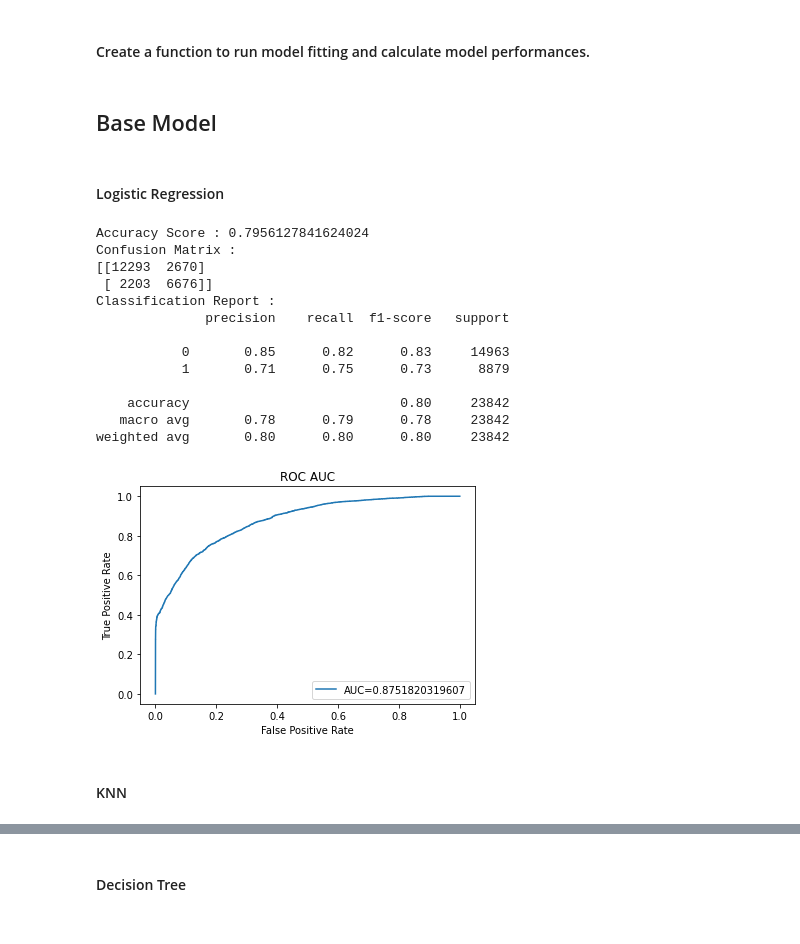
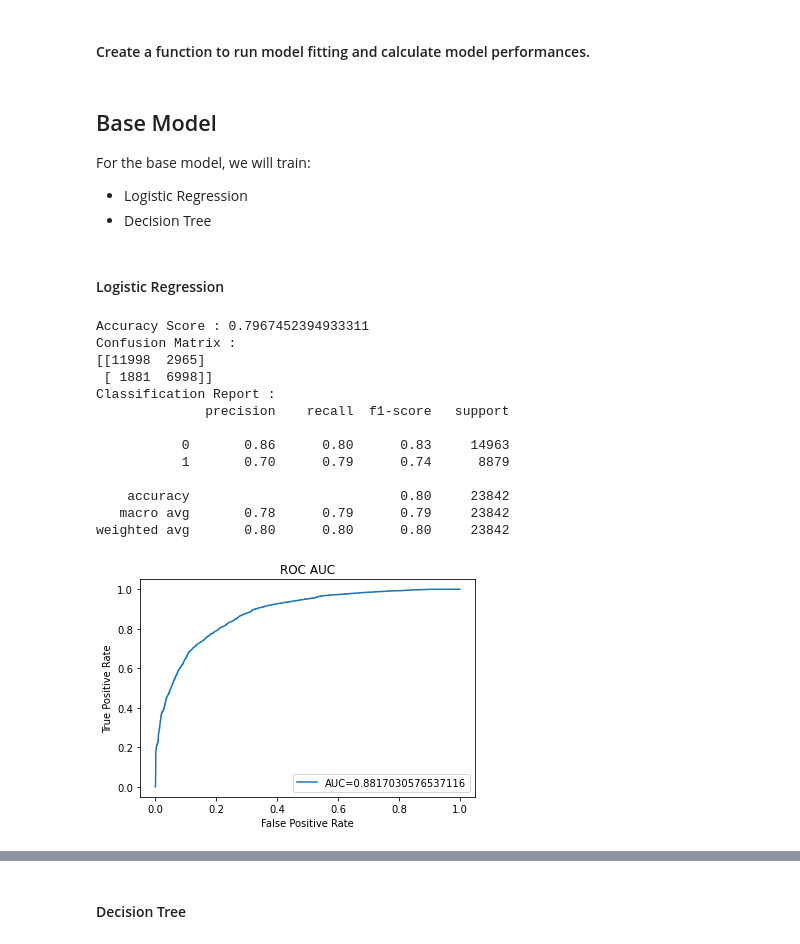
Before and after one commit to albrtwijaya/portfolio, a Jupyter notebook: Hotel Booking Demand.ipynb, the cells around one changed output, grey strips where cells are left out. Drawn from its saved outputs; the diff is of its cells as text; code cells hidden in the pictures.

```diff
--- a/Hotel Booking Demand.ipynb
+++ b/Hotel Booking Demand.ipynb
@@ -518,10 +650,13 @@ df_test['distribution_channel_encoded'] = df_test['distribution_channel'].apply(
 
 df_train['reserved_room_type_encoded'] = df_train['reserved_room_type'].apply(reserved_room_encoder)
 df_test['reserved_room_type_encoded'] = df_test['reserved_room_type'].apply(reserved_room_encoder)
+
+df_train['agent_encoded'] = df_train['agent'].apply(agent_encoder)
+df_test['agent_encoded'] = df_test['agent'].apply(agent_encoder)
 # %%
 # define columns to be used
 used_num_cols = ['lead_time', 'arrival_date_week_number', 'previous_cancellations', 'booking_changes', 'required_car_parking_spaces', 'total_of_special_requests']
-used_ctg_cols_encoded = ['hotel', 'meal_encoded', 'country_encoded', 'market_segment_encoded', 'distribution_channel_encoded', 'reserved_room_type_encoded', 'deposit_type', 'customer_type', 'is_repeated_guest']
+used_ctg_cols_encoded = ['hotel', 'meal_encoded', 'country_encoded', 'market_segment_encoded', 'distribution_channel_encoded', 'is_repeated_guest', 'reserved_room_type_encoded', 'agent_encoded', 'customer_type']
 # %%
 # define OneHotEncoder to encode categorical columns
 onehot_encoder = OneHotEncoder()
@@ -548,7 +679,7 @@ X_train_smotenc, y_train_smotenc = smotenc.fit_resample(X_train, y_train)
 #### Create a function to run model fitting and calculate model performances.
 # %%
 # define a dataframe to store model's performance
-df_model_score = pd.DataFrame(columns=['Model', 'Accuracy', 'Precision', 'Recall', 'F1', 'AUC'])
+df_model_score = pd.DataFrame(columns=['Model', 'Precision', 'Recall', 'F1', 'AUC'])
 # %%
 def model_eval(estimator, estimator_name, train_feature, train_target, test_feature, test_target):
     # create empty list to store metrics, this will be used to compare the performance of each model
@@ -561,7 +692,7 @@ def model_eval(estimator, estimator_name, train_feature, train_target, test_feat
     estimator.fit(train_feature, train_target)
 
     # define metrics to be used for calculating cross validation score
-    metrics = ['accuracy', 'precision', 'recall', 'f1']
+    metrics = ['precision', 'recall', 'f1']
 
     # calculate metrics with cross validation
     for metric in metrics:
@@ -605,31 +736,33 @@ def model_eval(estimator, estimator_name, train_feature, train_target, test_feat
     df_model_score.loc[df_len] = metric_val
 # %% [markdown]
 ## Base Model
+For the base model, we will train:
+- Logistic Regression
+- Decision Tree
 # %% [markdown]
 #### Logistic Regression
 # %%
 log_reg = LogisticRegression(max_iter=3000)
 
 log_reg_pipeline = Pipeline([
+    ('smotenc', SMOTENC(random_state=22, categorical_features=range(6,15))),
     ('col_transformer', col_transformer),
     ('log_reg', log_reg)
 ])
 
-model_eval(log_reg_pipeline, 'Logistic Regression', X_train_smotenc, y_train_smotenc, X_test, y_test)
+model_eval(log_reg_pipeline, 'Logistic Regression', X_train, y_train, X_test, y_test)
 # %% [output]
-Accuracy Score : 0.7956127841624024
+Accuracy Score : 0.7967452394933311
 Confusion Matrix :
-[[12293  2670]
- [ 2203  6676]]
+[[11998  2965]
+ [ 1881  6998]]
 Classification Report :
               precision    recall  f1-score   support
 
-           0       0.85      0.82      0.83     14963
-           1       0.71      0.75      0.73      8879
+           0       0.86      0.80      0.83     14963
+           1       0.70      0.79      0.74      8879
 
     accuracy                           0.80     23842
-   macro avg       0.78      0.79      0.78     23842
+   macro avg       0.78      0.79      0.79     23842
 weighted avg       0.80      0.80      0.80     23842
-[figure, old version]
+[figure, new version]
-# %% [markdown]
-#### KNN
```
Also changed, not shown: parts of 70 cells of this notebook.
